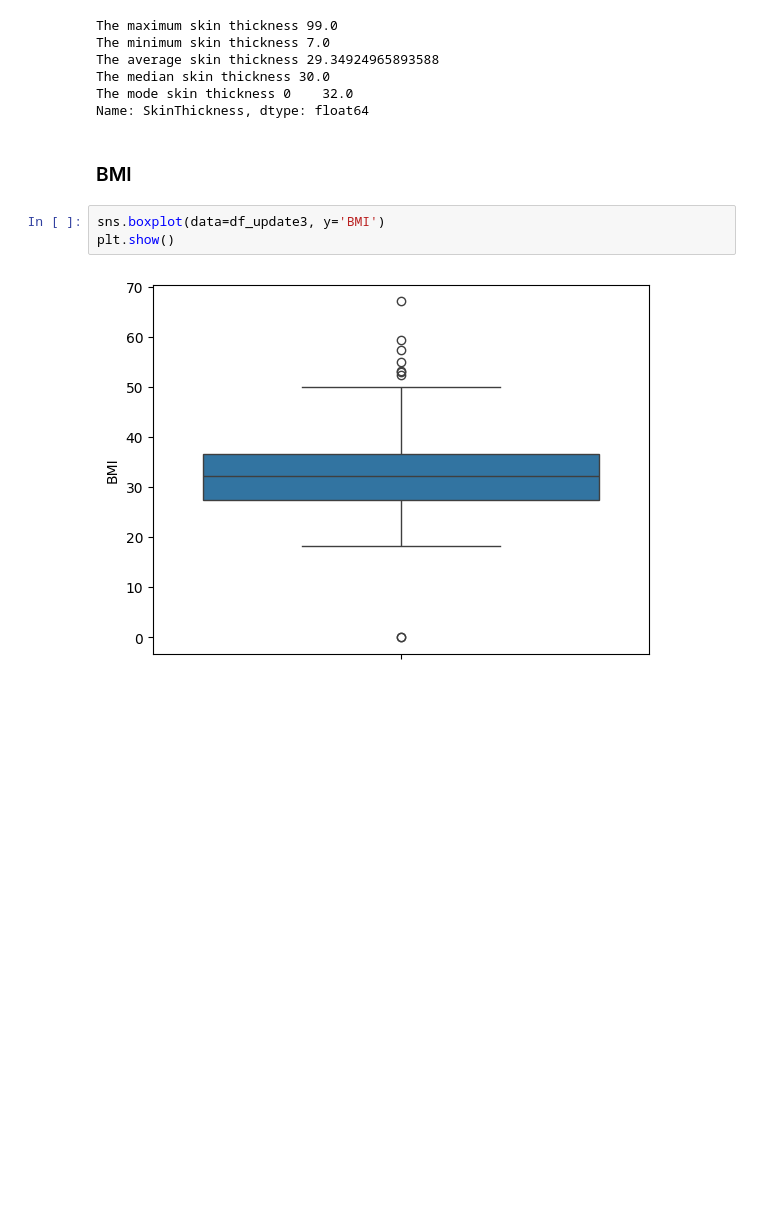
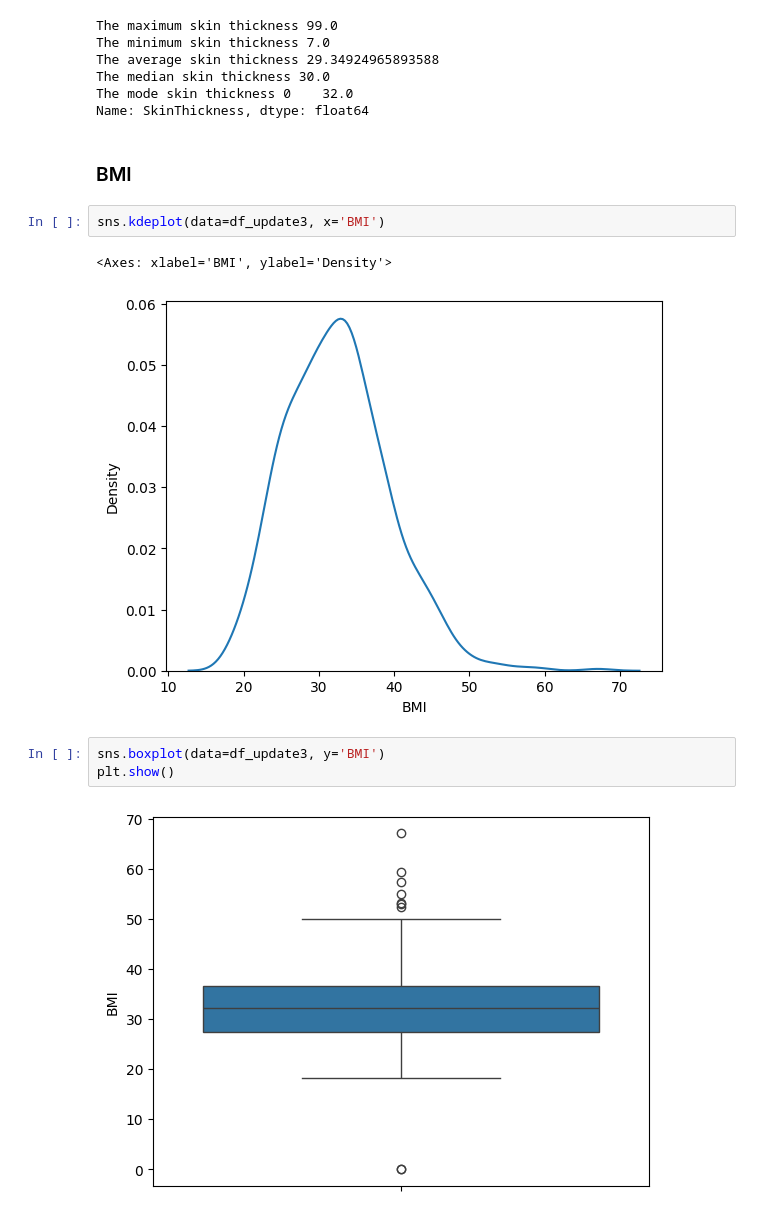
Before and after one commit to withabubaker/Diabetes-SupervisedLearning, a Jupyter notebook: Diabetes.ipynb, the cells around one changed output. Saved outputs shown, nothing was run; the diff lists cells and outputs as text; blank space fills up the shorter version.

```diff
--- a/Diabetes.ipynb
+++ b/Diabetes.ipynb
@@ -374,6 +376,11 @@ The mode skin thickness 0    32.0
 Name: SkinThickness, dtype: float64
 # %% [markdown]
 ### BMI
+# %%
+sns.kdeplot(data=df_update3, x='BMI')
+# %% [output]
+<Axes: xlabel='BMI', ylabel='Density'>
+[figure, added]
 # %%
 sns.boxplot(data=df_update3, y='BMI')
 plt.show()
```
Also changed, not shown: parts of 19 cells of this notebook.
